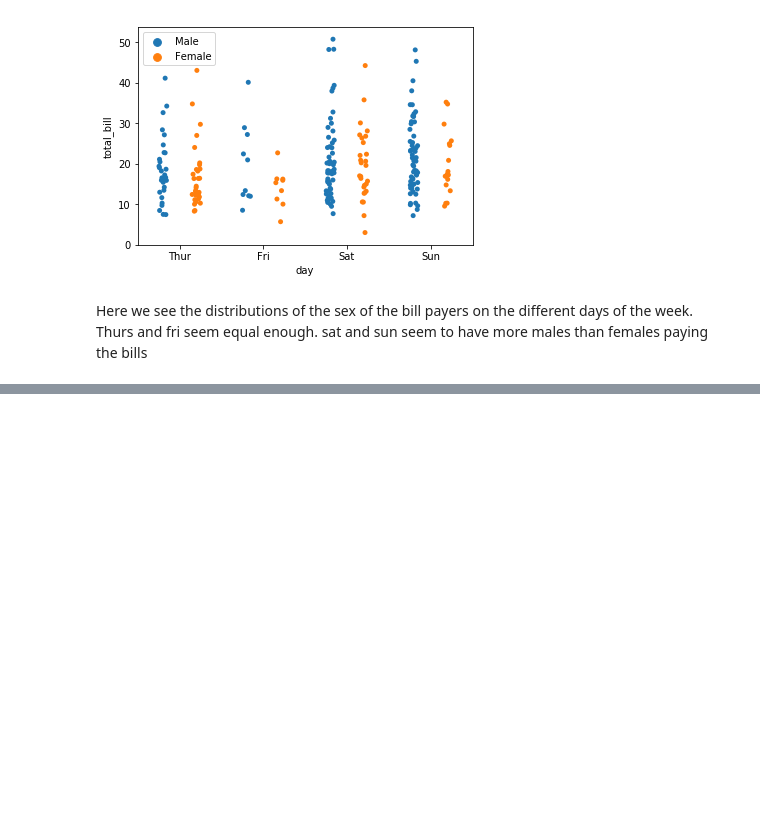
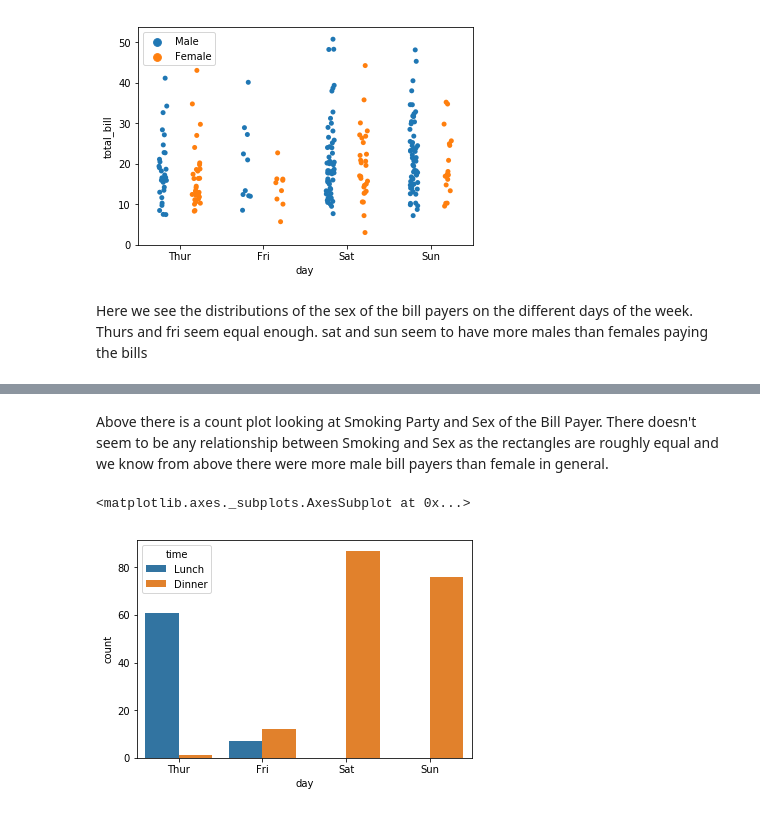
Before and after one commit to zoecahill1/fundamentals-project, a Jupyter notebook: tips-dataset.ipynb, the cells around one changed output, grey strips where cells are left out. Saved outputs shown, nothing was run; the diff lists cells and outputs as text; code cells hidden in the pictures; blank space fills up the shorter version.

```diff
--- a/tips-dataset.ipynb
+++ b/tips-dataset.ipynb
@@ -311,0 +317,7 @@ Here we see the distributions of the sex of the bill payers on the different day
+# %% [markdown]
+Above there is a count plot looking at Smoking Party and Sex of the Bill Payer. There doesn't seem to be any relationship between Smoking and Sex as the rectangles are roughly equal and we know from above there were more male bill payers than female in general.
+# %%
+sns.countplot(x="day",data=tips,hue="time")
+# %% [output]
+<matplotlib.axes._subplots.AxesSubplot at 0x...>
+[figure, added]
```
Also changed, not shown: parts of 10 cells of this notebook.
